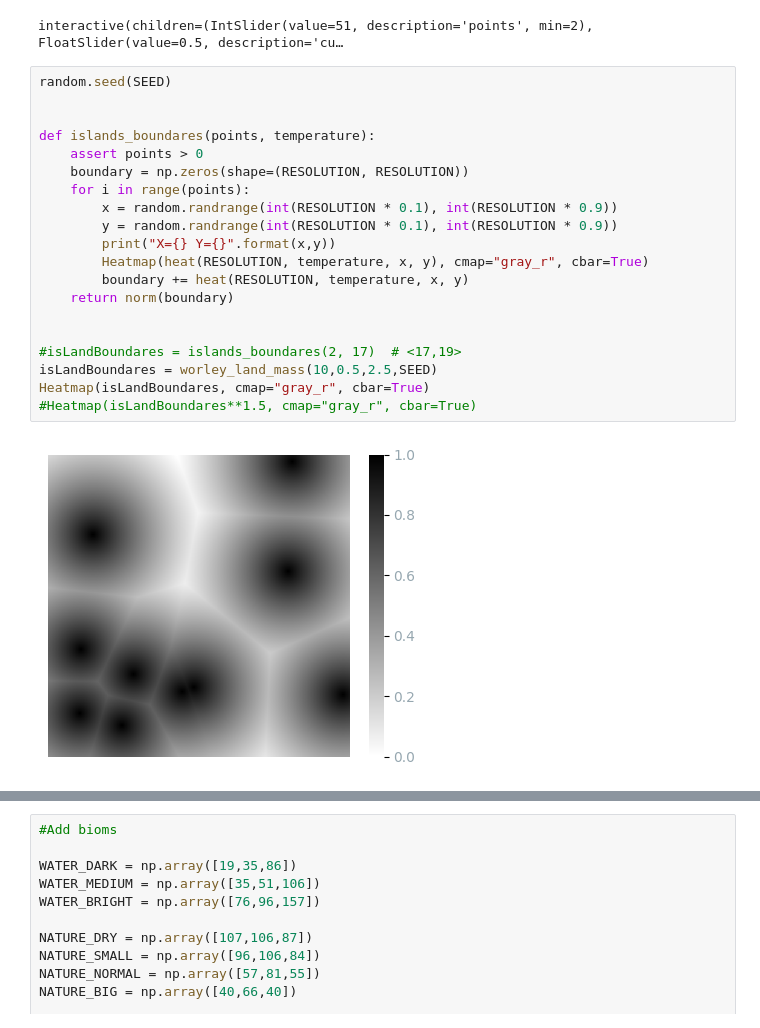
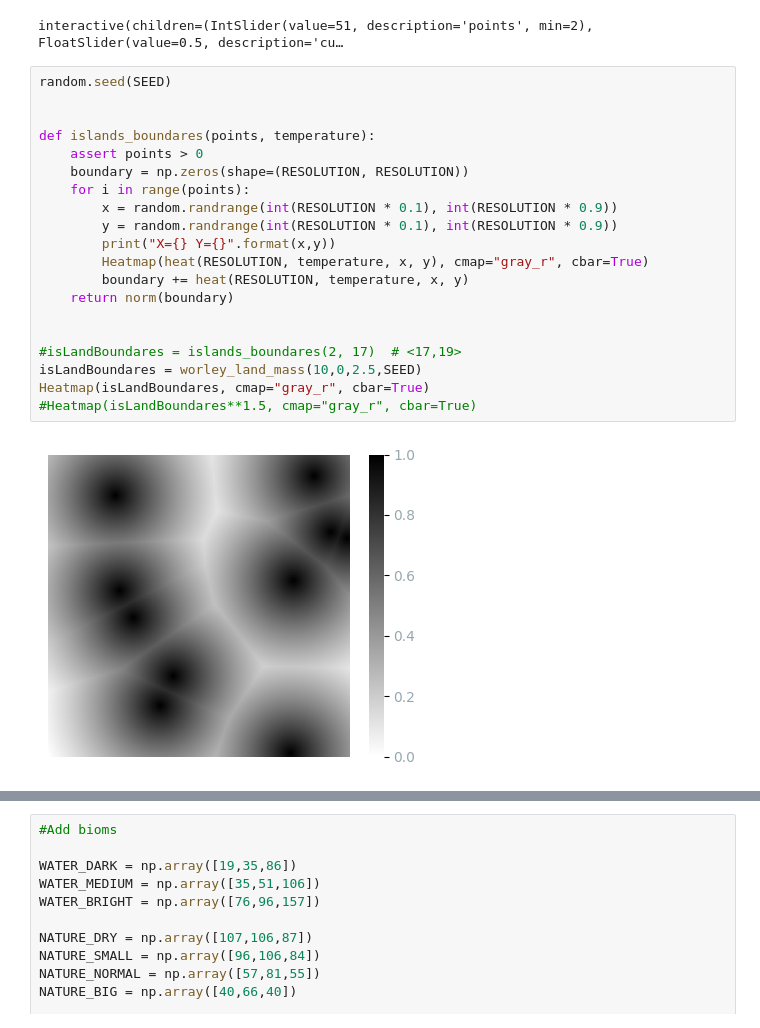
Before and after one commit to Lerqiu/AI4Games-project, a Jupyter notebook: drafts/island_moisture_improvement.ipynb, the cells around one changed output, grey strips where cells are left out. Saved outputs shown, nothing was run; the diff lists cells and outputs as text.

```diff
--- a/drafts/island_moisture_improvement.ipynb
+++ b/drafts/island_moisture_improvement.ipynb
@@ -38,25 +38,25 @@ interactive(children=(IntSlider(value=51, description='points', min=2), FloatSli
 # %%
 random.seed(SEED)
 
 
 def islands_boundares(points, temperature):
     assert points > 0
     boundary = np.zeros(shape=(RESOLUTION, RESOLUTION))
     for i in range(points):
         x = random.randrange(int(RESOLUTION * 0.1), int(RESOLUTION * 0.9))
         y = random.randrange(int(RESOLUTION * 0.1), int(RESOLUTION * 0.9))
         print("X={} Y={}".format(x,y))
         Heatmap(heat(RESOLUTION, temperature, x, y), cmap="gray_r", cbar=True)
         boundary += heat(RESOLUTION, temperature, x, y)
     return norm(boundary)
 
 
 #isLandBoundares = islands_boundares(2, 17)  # <17,19>
-isLandBoundares = worley_land_mass(10,0.5,2.5,SEED)
+isLandBoundares = worley_land_mass(10,0,2.5,SEED)
 Heatmap(isLandBoundares, cmap="gray_r", cbar=True)
 #Heatmap(isLandBoundares**1.5, cmap="gray_r", cbar=True)
 # %% [output]
-[figure, old version]
+[figure, new version]
 # %%
 terainNoises = CombineNoises(
     [1.0,0.4,0.1],
```
Also changed, not shown: parts of 5 cells of this notebook, 2 other files.
